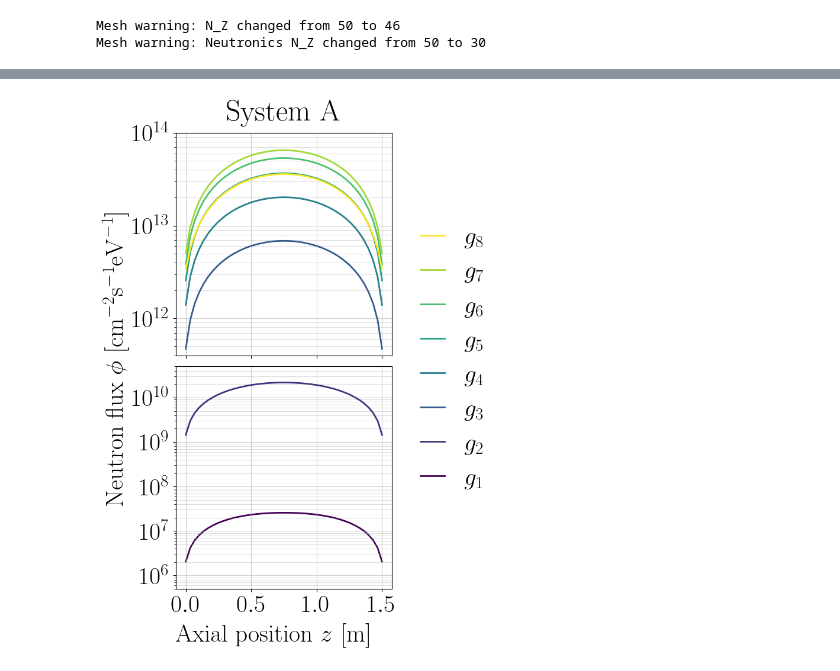
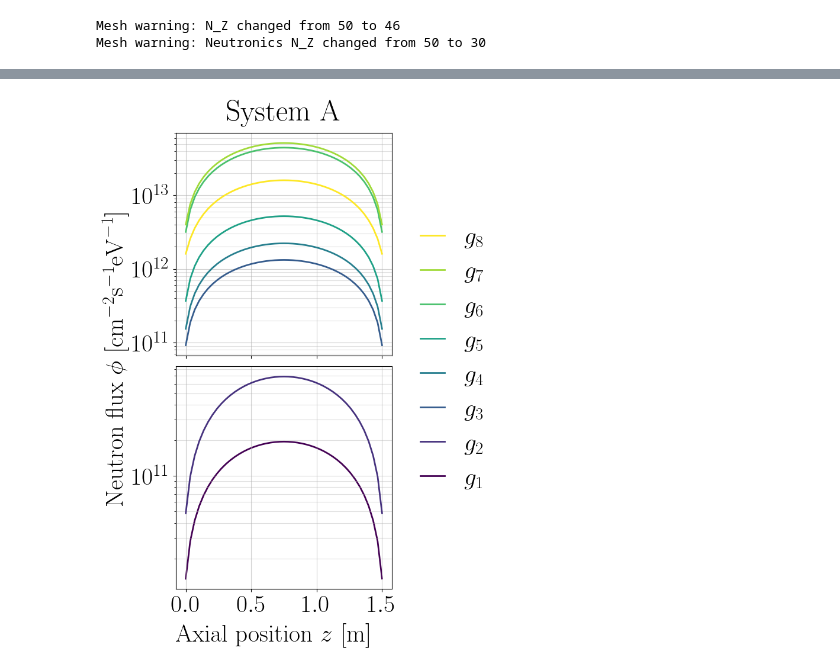
Before and after one commit to Karlandersson02/CoupledHeatPipeReactor, a Jupyter notebook: scripts/reactors/comparisons.ipynb, the cells around one changed output, grey strips where cells are left out. Cells and saved outputs as stored; diff of their text form; code cells hidden in the pictures.

```diff
--- a/scripts/reactors/comparisons.ipynb
+++ b/scripts/reactors/comparisons.ipynb
@@ -30,27 +30,34 @@ Mesh warning: Neutronics N_Z changed from 50 to 30
 # %%
 with open("./data/reactor_data.json", "r") as f:
     data = json.load(f)
-    data["HeatPipe"]["material"]["h_cond"] = 550
-
-MODEL_PATH = Path("./utils/rgi_surrogate.joblib")
-interpolator_model = OpenMCTallyGridSurrogate()
-interpolator_model = interpolator_model.load(MODEL_PATH)
+    data["Reactor"]["power"]["thermal"] = 8e6
+    data["HeatPipe"]["material"]["h_cond"] = 320
 # %%
-Ns = [35, 30, 60]
+# Ns = [35, 30, 60]
+Ns = [15, 15, 60]
+Ns_coarse = [15, 15, 30]
 cfg = generate_config(data, *Ns)
+cfg_coarse = generate_config(data, *Ns_coarse)
 
-iso_reactor      = Reactor(cfg)
-vap_reactor_800  = VapourReactor(cfg)
-vap_reactor      = VapourReactor(cfg)
-vap_reactor_full = VapourReactor(cfg)
+iso_reactor        = Reactor(cfg)
+vap_reactor        = VapourReactor(cfg)
+vap_reactor_coarse = VapourReactor(cfg_coarse)
+vap_reactor_full   = VapourReactor(cfg)
 
 vap_reactor.heatpipe.solid.k_temperature = 1100
 
-vap_reactor_full.set_interpolator_model(interpolator_model)
+static_T = 900
+iso_reactor.set_variable_neutron_data(False, static_T)
+vap_reactor.set_variable_neutron_data(False, static_T)
+vap_reactor_coarse.set_variable_k(True)
+vap_reactor_coarse.set_variable_neutron_data(True)
 vap_reactor_full.set_variable_k(True)
+vap_reactor_full.set_variable_neutron_data(True)
 
-solver_iso = Solver([iso_reactor])
-solver_vap = Solver([vap_reactor_800, vap_reactor, vap_reactor_full], iterate = True)
+solver_iso      = Solver([iso_reactor])
+solver_vap      = Solver([vap_reactor_coarse, vap_reactor], iterate = True)
+solver_vap_full = Solver([vap_reactor_coarse, vap_reactor_full], iterate = True)
 solver_iso.fsolve()
 solver_vap.fsolve()
+solver_vap_full.fsolve()
 # %% [output]
@@ -549,8 +724,8 @@ for ax in axes:
     ax.grid(which="minor", alpha=0.4)
 
 # Y-limits
-ax1.set_ylim((4e15 * 1e-4, 1e18 * 1e-4))
-ax4.set_ylim((5e9 * 1e-4, 5e14 * 1e-4))
+# ax1.set_ylim((4e15 * 1e-4, 1e18 * 1e-4))
+# ax4.set_ylim((5e9 * 1e-4, 5e14 * 1e-4))
 
 # Title
 ax1.set_title("System A", pad=14)
@@ -577,35 +752,35 @@ ax1.tick_params(axis="x", labelbottom=False)
 #     ax4,
 #     "Discretised $T_\\mathrm{vap}$\nVariable $k_\\mathrm{cond}$\nVariable neutron data",
 #     y=0.255,
 #     x=0.25,
 # )
 
 # Legend: all plotted groups
 color_handles = [
     Line2D([0], [0], color=colors_cmap[i], lw=2, linestyle="-", label=rf"$g_{8 - i}$")
     for i in range(N_G)
 ]
 
 fig.legend(
     handles=color_handles,
     loc="center left",
     bbox_to_anchor=(1.02, 0.5),
     ncol=1,
     frameon=False,
     handlelength=1,
 )
 
 fig.subplots_adjust(
     top=0.88,
     bottom=0.11,
     left=0.27,
     right=1,
 )
 
-plt.savefig(r"./outputs/report_figures/reactor_results/axial_neutron.pdf", bbox_inches="tight")
+# plt.savefig(r"./outputs/report_figures/reactor_results/axial_neutron.pdf", bbox_inches="tight")
 plt.show()
 # %% [output]
-[figure, old version]
+[figure, new version]
 # %%
 # ---------------------------------------------------------------------
 # Collect systems
```
Also changed, not shown: parts of 7 cells of this notebook, 6 other files.
